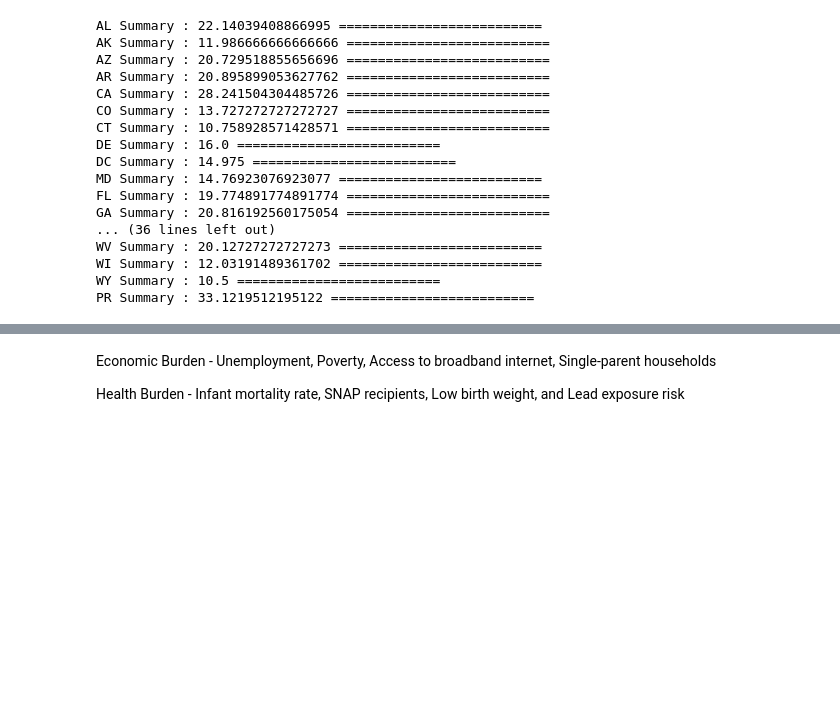
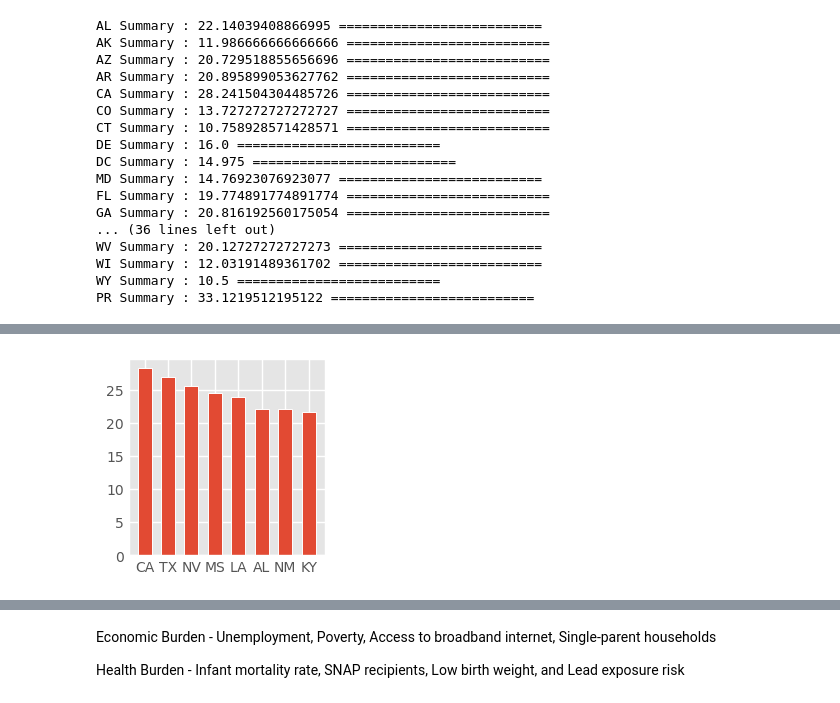
Before and after one commit to PerryWithAP/CDC-2026---Biokind-Team, a Jupyter notebook: Perry-Test.ipynb, the cells around one changed output, grey strips where cells are left out. Cells and saved outputs as stored; diff of their text form; code cells hidden in the pictures; blank space fills up the shorter version.

```diff
--- a/Perry-Test.ipynb
+++ b/Perry-Test.ipynb
@@ -164,4 +179,4 @@ WY Summary : 10.5 ==========================
 PR Summary : 33.1219512195122 ==========================
 # %%
 DF_Means = pd.DataFrame(dict_of_means)
-DF_Means.T.sort_values(0)
+DF_MEANS_HS = DF_Means.T.sort_values(0, ascending=False)
@@ -185,0 +505,20 @@ DF_Means.T.sort_values(0)
+# %%
+
+DF_MEANS_HS_Top_5 = DF_MEANS_HS[1:9]
+
+import matplotlib.pyplot as plt
+import numpy as np
+
+plt.style.use('ggplot')
+
+fig, ax = plt.subplots()
+
+ax.bar(DF_MEANS_HS_Top_5.index, DF_MEANS_HS_Top_5[0], width=.6, edgecolor="white", linewidth=0.7)
+
+
+
+
+
+plt.show()
+# %% [output]
+[figure, added]
```
Also changed, not shown: parts of 24 cells of this notebook, 1 other file.
